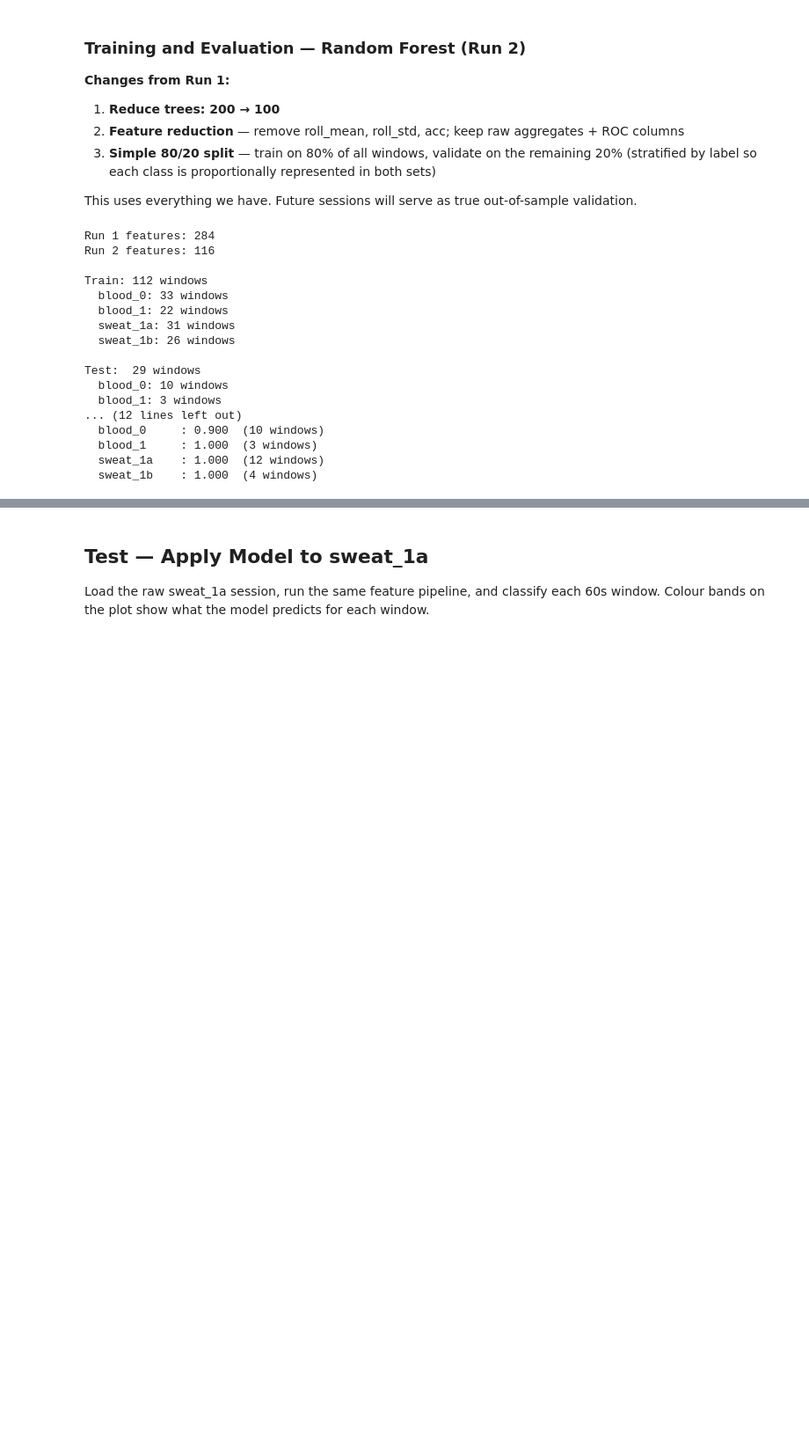
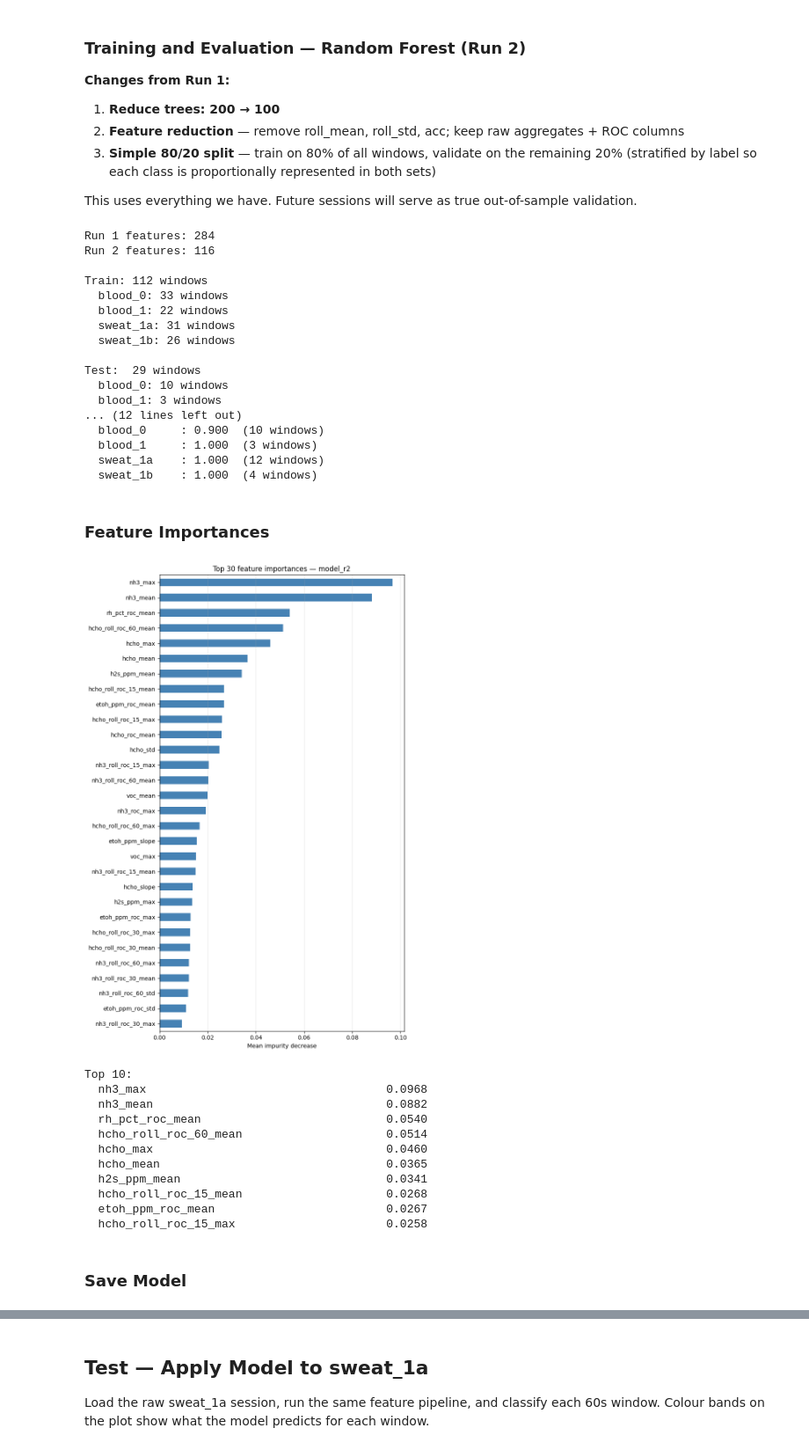
Before and after one commit to brenthoang12/gas-injury-detection, a Jupyter notebook: experiment-data-clean/combined.ipynb, the cells around one changed output, grey strips where cells are left out. Shown at 88% size. Saved outputs shown, nothing was run; the diff lists cells and outputs as text; code cells hidden in the pictures; blank space fills up the shorter version.

```diff
--- a/experiment-data-clean/combined.ipynb
+++ b/experiment-data-clean/combined.ipynb
@@ -577,3 +577,34 @@ Test:  29 windows
   blood_1     : 1.000  (3 windows)
   sweat_1a    : 1.000  (12 windows)
   sweat_1b    : 1.000  (4 windows)
+# %% [markdown]
+### Feature Importances
+# %%
+importances = pd.Series(model_r2.feature_importances_, index=feature_cols_r2).sort_values(ascending=True)
+
+fig, ax = plt.subplots(figsize=(8, 12))
+importances.tail(30).plot(kind="barh", ax=ax, color="steelblue")
+ax.set_xlabel("Mean impurity decrease")
+ax.set_title("Top 30 feature importances — model_r2")
+ax.grid(True, axis="x", alpha=0.3)
+plt.tight_layout()
+plt.show()
+
+print("Top 10:")
+for feat, imp in importances.iloc[::-1].head(10).items():
+    print(f"  {feat:<40}  {imp:.4f}")
+# %% [output]
+[figure, added]
+Top 10:
+  nh3_max                                   0.0968
+  nh3_mean                                  0.0882
+  rh_pct_roc_mean                           0.0540
+  hcho_roll_roc_60_mean                     0.0514
+  hcho_max                                  0.0460
+  hcho_mean                                 0.0365
+  h2s_ppm_mean                              0.0341
+  hcho_roll_roc_15_mean                     0.0268
+  etoh_ppm_roc_mean                         0.0267
+  hcho_roll_roc_15_max                      0.0258
+# %% [markdown]
+### Save Model
```
Also changed, not shown: parts of 9 cells of this notebook, 11 other files.
